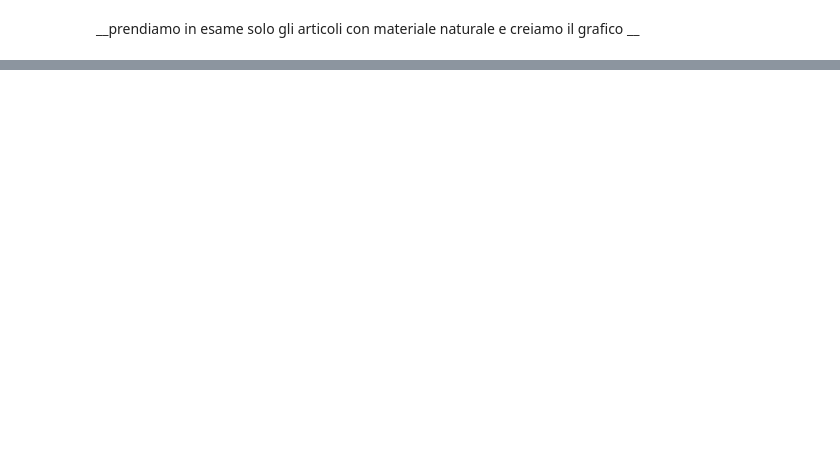
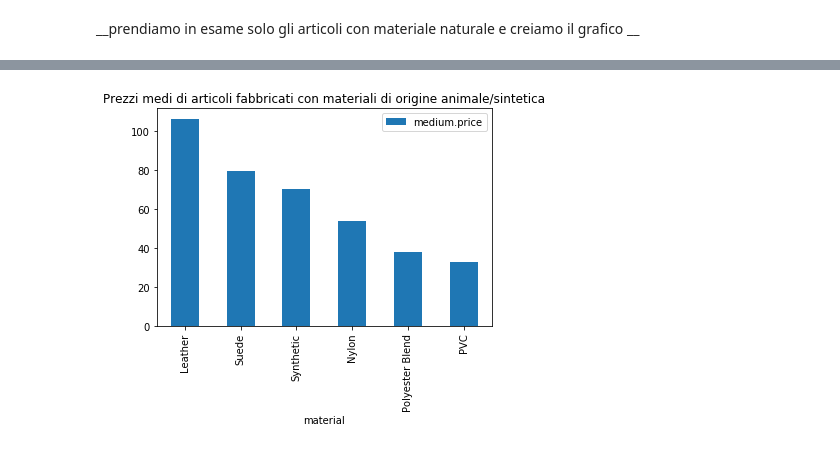
Before and after one commit to danidemi/corso-ifoa-machine-learning, a Jupyter notebook: Conselvan-Claudia/Team_data/distribuzione fasce di prezzo per materiale MAN.ipynb, the cells around one changed output, grey strips where cells are left out. Cells and saved outputs as stored; diff of their text form; code cells hidden in the pictures; blank space fills up the shorter version.

```diff
--- a/Conselvan-Claudia/Team_data/distribuzione fasce di prezzo per materiale MAN.ipynb
+++ b/Conselvan-Claudia/Team_data/distribuzione fasce di prezzo per materiale MAN.ipynb
@@ -438,0 +471,3 @@ plot.show(block=True)
+# %%
+df_sint = t.copy()
+df_sint
@@ -438,0 +488,20 @@ plot.show(block=True)
+# %%
+def not_eco(x):
+    q={'Synthetic', 'Nylon', 'PVC', 'Polyester Blend', 'Cotton blend', 'Leather', 'Suede'}
+    p=''
+    for i in q:
+        if i in x:
+            p=p+i
+            return p
+    else:
+            return False
+
+
+def g(x):
+    for i in x:
+        return not_eco(x)
+
+df_sint['material']= df_sint['material'].apply(g)
+# %%
+df_sint=df_sint[df_sint['material']!=False]
+df_sint
@@ -438,0 +522,8 @@ plot.show(block=True)
+# %%
+y=df_sint.groupby('material').mean().sort_values(by=['medium.price'], ascending=False)
+# %%
+y.plot.bar(title="Prezzi medi di articoli fabbricati con materiali di origine animale/sintetica")
+
+plot.show(block=True)
+# %% [output]
+[figure, added]
```
Also changed, not shown: parts of 11 cells of this notebook.
